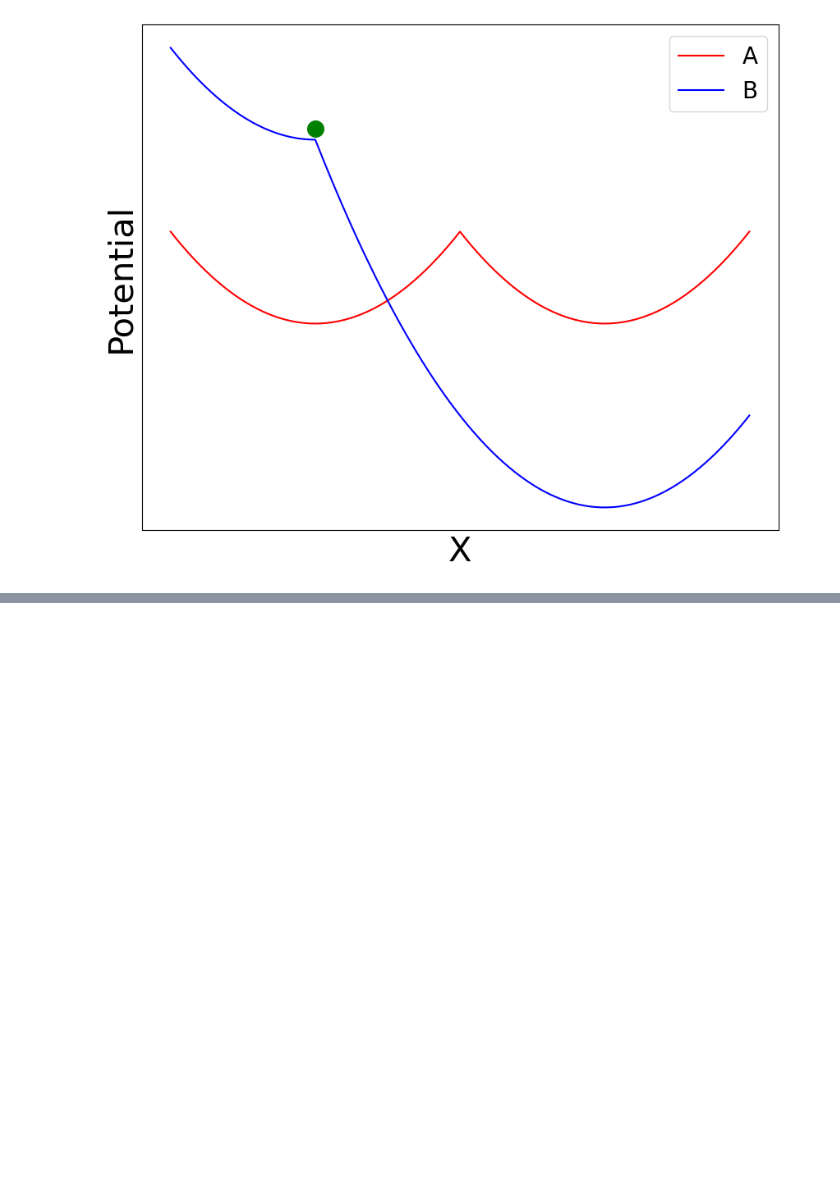
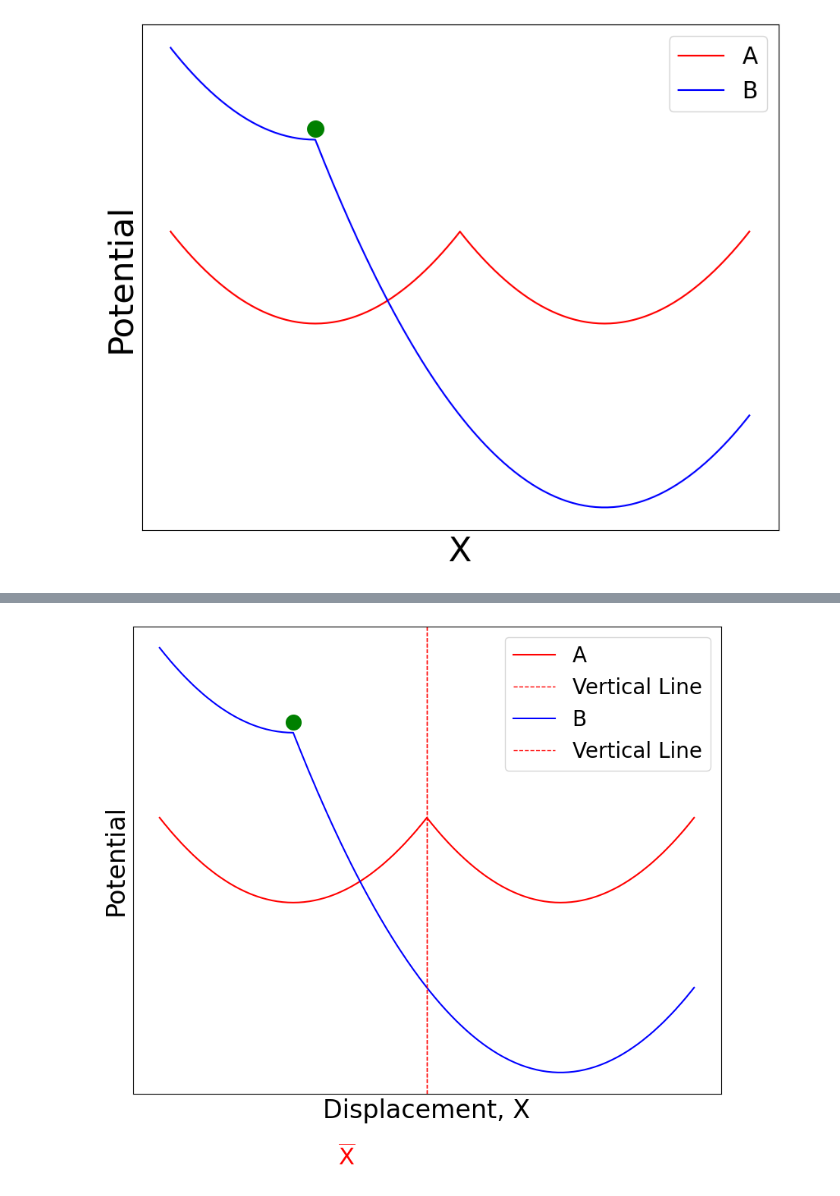
Before and after one commit to JiPang22/plot_potential, a Jupyter notebook: Untitled.ipynb, the cells around one changed output, grey strips where cells are left out. Cells and saved outputs as stored; diff of their text form; code cells hidden in the pictures; blank space fills up the shorter version.

```diff
--- a/Untitled.ipynb
+++ b/Untitled.ipynb
@@ -188,0 +209,34 @@ plt.show()
+# %%
+import matplotlib.pyplot as plt
+import numpy as np
+x = np.arange(-1, 1.01, 0.01)
+
+plt.figure(figsize=(10,8))
+plt.xlabel('Displacement, X', fontsize=24)
+plt.ylabel('Potential',fontsize=24)
+
+xx=0.
+y = x**2 - 2 * 0.5 * (x - xx) * np.sign(x - xx)
+plt.plot(x, y, label=f'A', color='r')
+plt.axvline(x=0, color='red', linestyle='--', linewidth=1, label='Vertical Line')
+
+
+xx=-.5
+y = x**2 - 2 * 0.5 * (x - xx) * np.sign(x - xx)
+plt.plot(x, y, label=f'B', color='b')
+plt.axvline(x=0, color='red', linestyle='--', linewidth=1, label='Vertical Line') # 버티컬 라인 추가
+
+
+
+
+
+plt.scatter(-0.5, 0.28, color='g', s = 200) # state point 추가
+plt.text(-0.3, -1, r'$\mathrm{\overline{X}}$', color='red', fontsize=22, ha='center', va='center') # 엑스바 위치
+plt.legend(fontsize = 20)
+plt.gca().set_xticklabels([])
+plt.gca().set_yticklabels([])
+plt.xticks([])
+plt.yticks([])
+plt.show()
+# %% [output]
+[figure, added]
```
Also changed, not shown: parts of 2 cells of this notebook.
